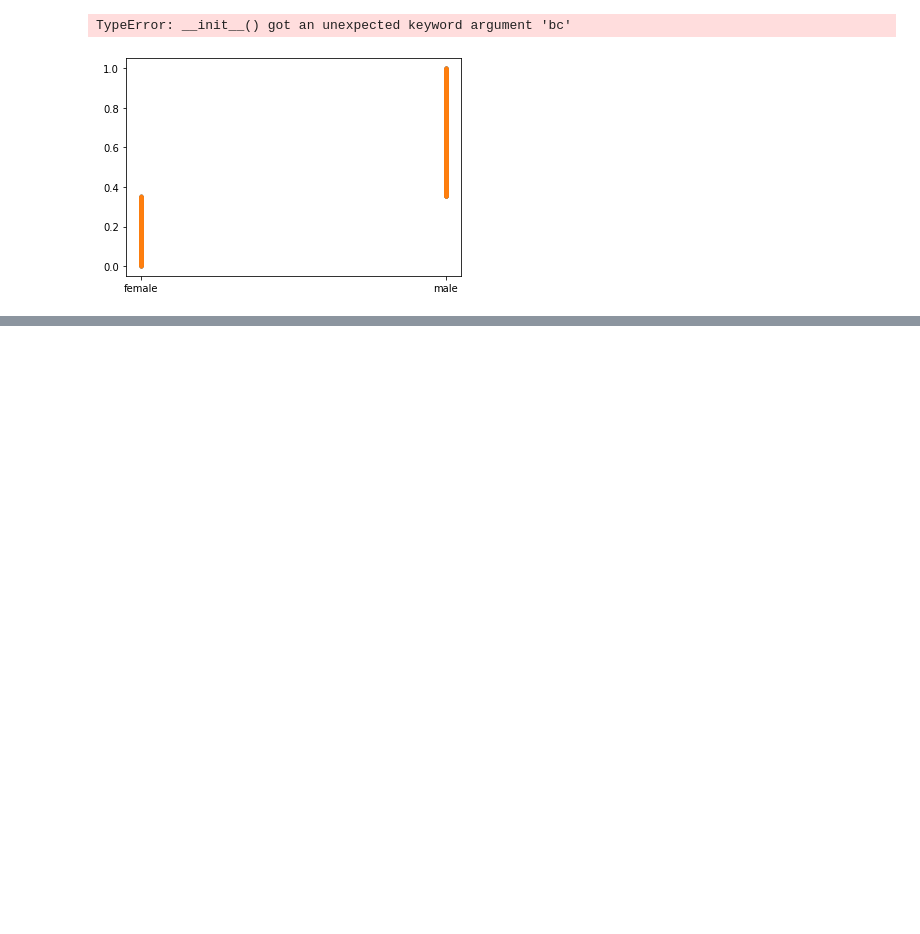
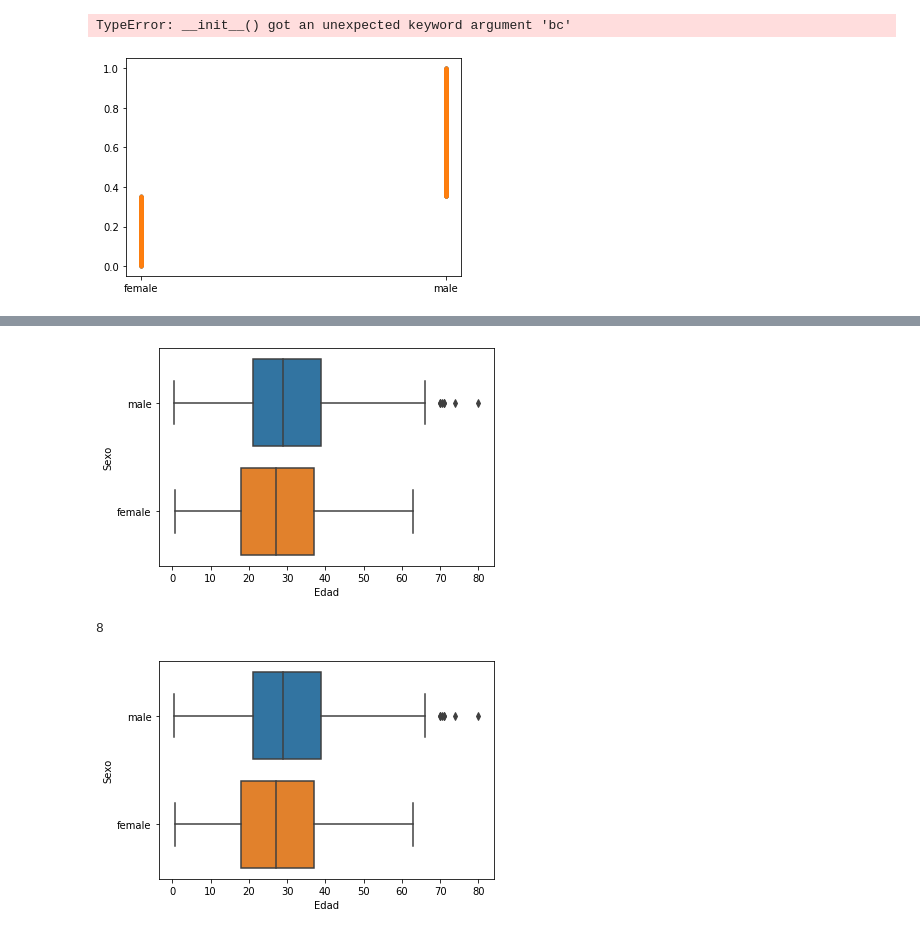
Before and after one commit to akakicreations/ejercicios-casuales-github, a Jupyter notebook: Practica Titanic.ipynb, the cells around one changed output, grey strips where cells are left out. Cells and saved outputs as stored; diff of their text form; code cells hidden in the pictures; blank space fills up the shorter version.

Commit message:
pruebas con plot

```diff
--- a/Practica Titanic.ipynb
+++ b/Practica Titanic.ipynb
@@ -200,0 +225,20 @@ TypeError: __init__() got an unexpected keyword argument 'bc'
+# %%
+import matplotlib.pyplot as plt
+import pandas as pd
+import seaborn as sns
+import numpy as np
+
+# media edad
+mean_age = np.mean(df_titanic['Age'])
+median_age = np.nanmedian (df_titanic['Age']) # el nanmedian quita los valores nan de la tabla antes de hacer la operación, porque si no, no sale.
+print(mean_age, ",", median_age)
+
+# media edad solo de los hombres y mujeres y la cantidad de valores de cada uno
+males = df_titanic[df_titanic['Sex'] == 'male']
+females = df_titanic[df_titanic['Sex'] == 'female']
+mean_age_male= np.mean (males['Age'])
+mean_age_female= np.mean (females['Age'])
+print(mean_age_male)
+print(pd.value_counts(males['Sex']))
+print(mean_age_female)
+print(pd.value_counts(females['Sex']))
@@ -200,0 +253,22 @@ TypeError: __init__() got an unexpected keyword argument 'bc'
+# %%
+# crear gráfico con percentiles
+np.nanpercentile(df_titanic ['Age'], [25, 50, 75])
+graf_percen = sns.boxplot (x = 'Age', y = 'Sex', data = df_titanic)
+graf_percen = plt.xlabel('Edad')
+graf_percen = plt.ylabel('Sexo')
+plt.show()
+
+# ¿Cuántos mayores de 65 años varones hay?
+print(sum(males['Age'] > 65))
+
+# Percentil quitando estas personas mayores
+df_titanic_males_notold = df_titanic ['Age'] < 65
+np.nanpercentile(df_titanic ['Age'], [25, 50, 75])
+graf_percen = sns.boxplot (x = 'Age', y = 'Sex', data = df_titanic)
+graf_percen = plt.xlabel('Edad')
+graf_percen = plt.ylabel('Sexo')
+plt.show()
+# %% [output]
+[figure, added]
+8
+[figure, added]
```
Also changed, not shown: parts of 4 cells of this notebook.
